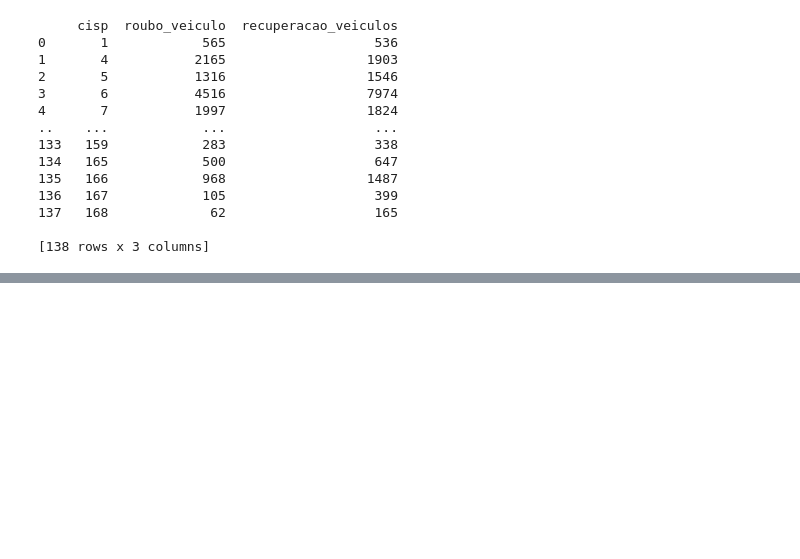
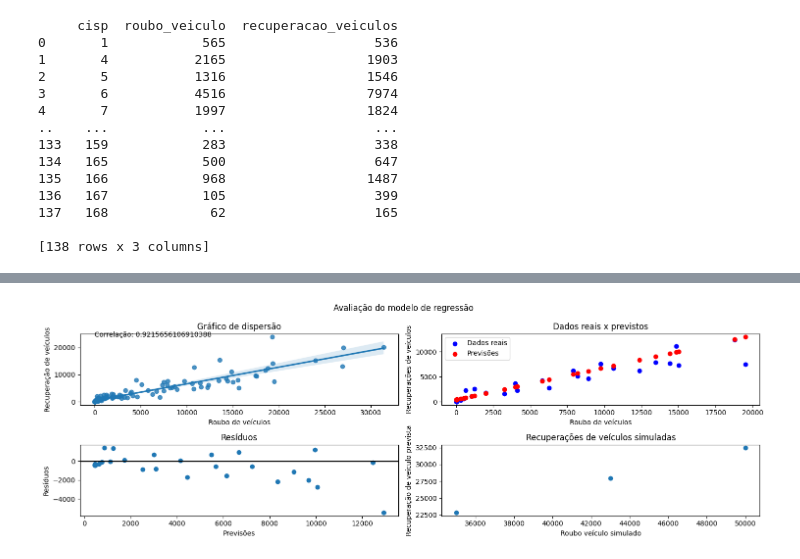
Before and after one commit to isaiasrdgjr/aula26, a Jupyter notebook: aula26/exemplo1.ipynb, the cells around one changed output, grey strips where cells are left out. Saved outputs shown, nothing was run; the diff lists cells and outputs as text; code cells hidden in the pictures; blank space fills up the shorter version.

```diff
--- a/aula26/exemplo1.ipynb
+++ b/aula26/exemplo1.ipynb
@@ -98,7 +100,7 @@ try:
     from sklearn.model_selection import train_test_split
     X_train, X_test, y_train, y_test = train_test_split(
         array_roubo_veiculo,  # Variável independente
-        array_recuperacao_veiculo,  # Variável dependente
+        array_recuperacao_veiculos,  # Variável dependente
         test_size=0.2,  # 80% treino, 20% teste
         random_state=42  # Para reprodutibilidade
     )
@@ -137,0 +142,85 @@ except Exception as e:
+# %%
+#plot
+try:
+    import matplotlib.pyplot as plt
+    import seaborn as sns
+    print('Avaliando o modelo de previsões...')
+
+    plt.subplots(2, 2, figsize=(15, 5))
+    plt.suptitle('Avaliação do modelo de regressão')
+
+
+    #### POSIÇÃO 1: Gráfico de Dispersão entre os arrays
+    # pip install seaborn
+    plt.subplot(2, 2, 1)
+
+    sns.regplot(x=array_roubo_veiculo, y=array_recuperacao_veiculos)
+    plt.title('Gráfico de dispersão')
+    plt.xlabel('Roubo de veículos')
+    plt.ylabel('Recuperação de veículos')
+
+    # Posicionar o texto no início do gráfico
+    plt.text(min(array_roubo_veiculo),
+             max(array_recuperacao_veiculos),
+             f'Correlação: {correlacao}',
+             fontsize=10)
+
+
+    #### POSIÇÃO 2: Gráfico de dispersão entre os dados reais e previsto
+    plt.subplot(2, 2, 2)
+
+    # Testar o modelo preditivo nos dados de X_teste
+    # Saída na escal original dos dados
+    y_pred = modelo.predict(X_test)
+
+    # Retornar os dados de teste para escala real
+    X_test = scaler.inverse_transform(X_test)
+
+    # Gráfico de dispersão sem a linha de regressão
+    plt.scatter(X_test, y_test, color='blue', label='Dados reais')
+    plt.scatter(X_test, y_pred, color = 'red', label='Previsões')
+
+    plt.title('Dados reais x previstos')
+    plt.xlabel('Roubo de veículos')
+    plt.ylabel('Recuperações de veículos')
+
+    plt.legend()
+
+
+    ##### POSIÇÃO 3: Resíduos
+    plt.subplot(2, 2, 3)
+
+    # RESÍDUOS: Diferença entre valores reais e previstos (y_test - y_pred)
+    # Análise dos resíduos ajuda a verificar, se o modelo está capturando bem
+    # os padrões dos dados.
+    # Bons modelos têm resíduos próximos de 0.
+    # Os dados devem ser distribuídos aleatoriamente.
+    # Se tiverem um padrão, o modelo não é confiável
+    residuos = y_test - y_pred
+
+    # plotar em gráfico de dispersão
+    plt.scatter(y_pred, residuos)
+
+    # adicioanar uma linha constante no 0
+    plt.axhline(y=0, color='black', linewidth=2)
+
+    plt.title('Resíduos')
+    plt.xlabel('Previsões')
+    plt.ylabel('Resíduos')
+
+
+    #### POSIÇÃO 4: Dispersão dos valores simulados
+    plt.subplot(2, 2, 4)
+
+    plt.scatter(array_roubo_veiculo_pred, recup_pred)
+
+    plt.title('Recuperações de veículos simuladas')
+    plt.xlabel('Roubo veículo simulado')
+    plt.ylabel('Recuperação de veículo prevista')
+
+    plt.tight_layout()
+    plt.show()
+except Exception as e:
+    print(f'Erro ao plotar os dados: {e}')
+    exit()
+# %% [output]
@@ -137,0 +228 @@ except Exception as e:
+[figure, added]
```
Also changed, not shown: parts of 4 cells of this notebook.
